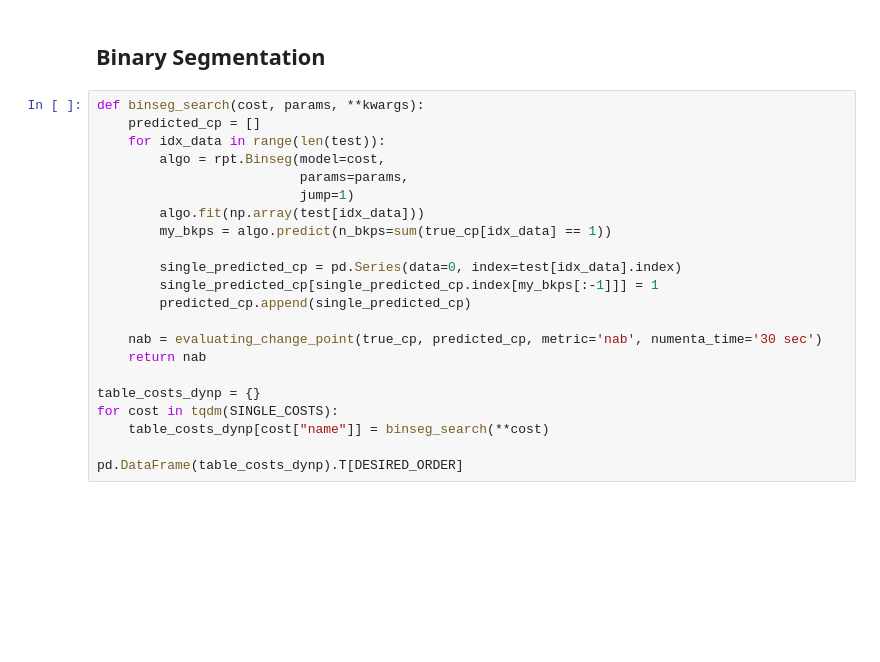
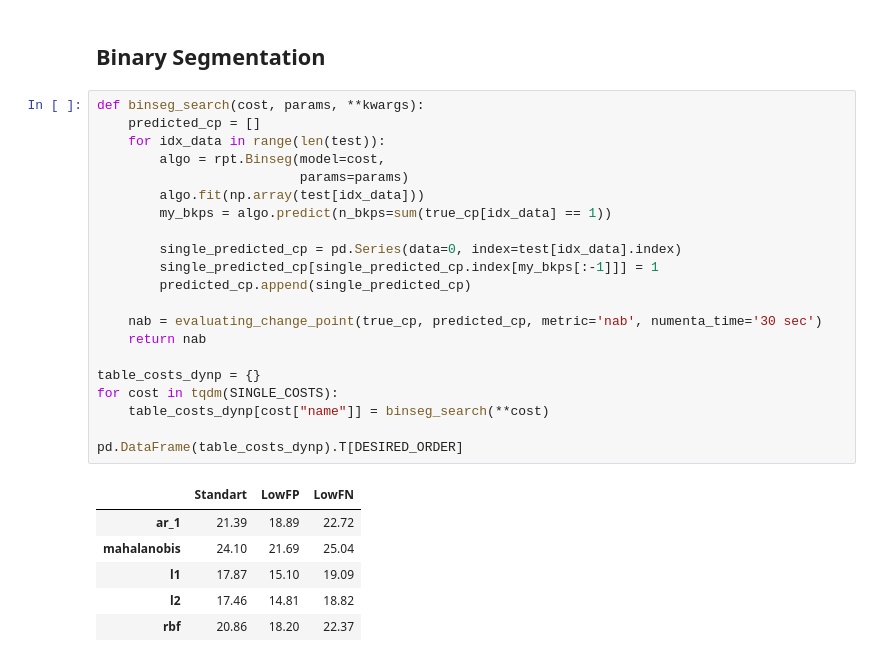
Before and after one commit to theovincent/CPDE, a Jupyter notebook: SKAB_experiments.ipynb, the cells around one changed output. Drawn from its saved outputs; the diff is of its cells as text; blank space fills up the shorter version.

```diff
--- a/SKAB_experiments.ipynb
+++ b/SKAB_experiments.ipynb
@@ -244,25 +327,31 @@ pd.DataFrame(table_ensemble_dynp).T[DESIRED_ORDER]
 # %%
 def binseg_search(cost, params, **kwargs):
     predicted_cp = []
     for idx_data in range(len(test)):
         algo = rpt.Binseg(model=cost,
-                          params=params,
-                          jump=1)
+                          params=params)
         algo.fit(np.array(test[idx_data]))
         my_bkps = algo.predict(n_bkps=sum(true_cp[idx_data] == 1))
 
         single_predicted_cp = pd.Series(data=0, index=test[idx_data].index)
         single_predicted_cp[single_predicted_cp.index[my_bkps[:-1]]] = 1
         predicted_cp.append(single_predicted_cp)
 
     nab = evaluating_change_point(true_cp, predicted_cp, metric='nab', numenta_time='30 sec')
     return nab
 
 table_costs_dynp = {}
 for cost in tqdm(SINGLE_COSTS):
     table_costs_dynp[cost["name"]] = binseg_search(**cost)
 
 pd.DataFrame(table_costs_dynp).T[DESIRED_ORDER]
+# %% [output]
+|  | Standart | LowFP | LowFN |
+| ar_1 | 21.39 | 18.89 | 22.72 |
+| mahalanobis | 24.10 | 21.69 | 25.04 |
+| l1 | 17.87 | 15.10 | 19.09 |
+| l2 | 17.46 | 14.81 | 18.82 |
+| rbf | 20.86 | 18.20 | 22.37 |
 # %%
 def binseg_search_ensemble_bound():
     predicted_cp = []
```
Also changed, not shown: parts of 15 cells of this notebook.
